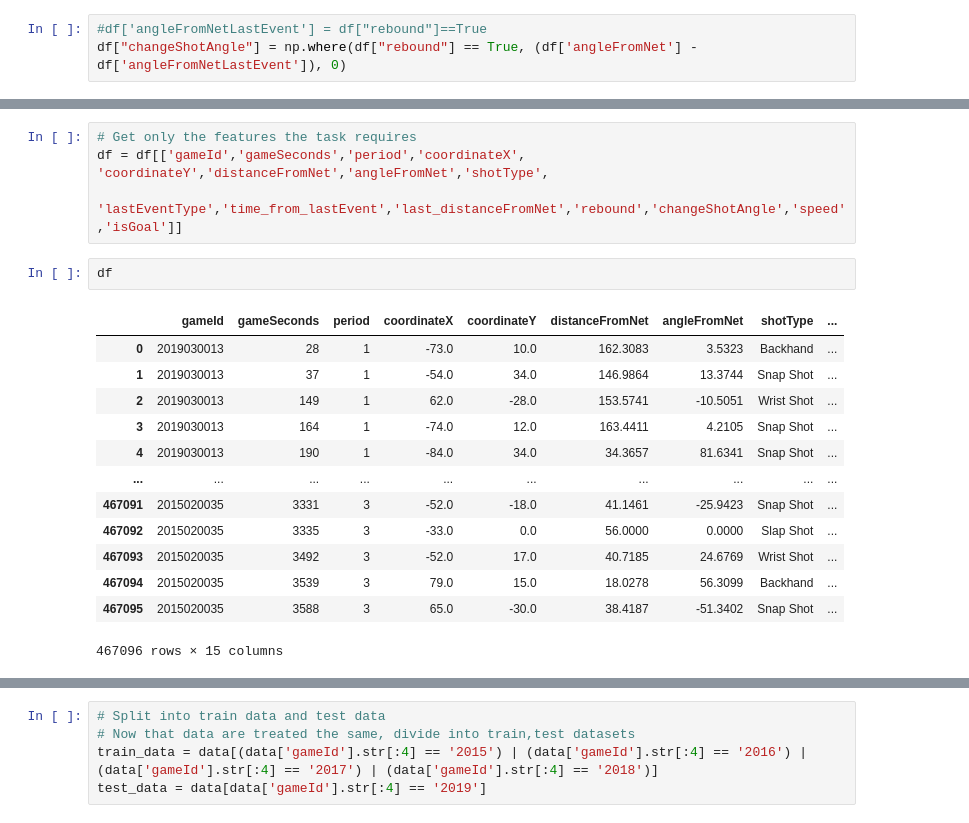
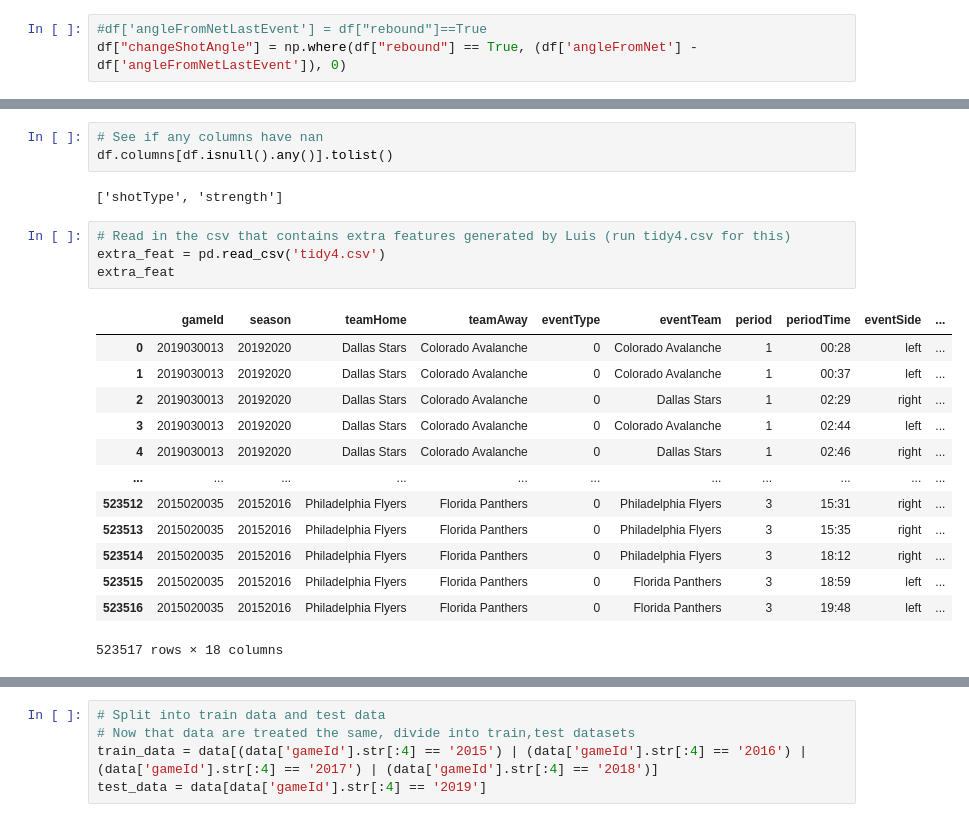
Before and after one commit to stwhitfield/hockey_prediction_project, a Jupyter notebook: 4_Feature_Engineering/feature_engineering_ii.ipynb, the cells around one changed output, grey strips where cells are left out. Drawn from its saved outputs; the diff is of its cells as text.

```diff
--- a/4_Feature_Engineering/feature_engineering_ii.ipynb
+++ b/4_Feature_Engineering/feature_engineering_ii.ipynb
@@ -280,20 +269,23 @@ Change in shot angle; only include if the shot is a rebound, otherwise 0. (in de
-# %%
-# Get only the features the task requires
-df = df[['gameId','gameSeconds','period','coordinateX', 'coordinateY','distanceFromNet','angleFromNet','shotType',
-       'lastEventType','time_from_lastEvent','last_distanceFromNet','rebound','changeShotAngle','speed','isGoal']]
-# %%
-df
-# %% [output]
-|  | gameId | gameSeconds | period | coordinateX | coordinateY | distanceFromNet | angleFromNet | shotType | ... |
-| 0 | 2019030013 | 28 | 1 | -73.0 | 10.0 | 162.3083 | 3.5323 | Backhand | ... |
-| 1 | 2019030013 | 37 | 1 | -54.0 | 34.0 | 146.9864 | 13.3744 | Snap Shot | ... |
-| 2 | 2019030013 | 149 | 1 | 62.0 | -28.0 | 153.5741 | -10.5051 | Wrist Shot | ... |
-| 3 | 2019030013 | 164 | 1 | -74.0 | 12.0 | 163.4411 | 4.2105 | Snap Shot | ... |
-| 4 | 2019030013 | 190 | 1 | -84.0 | 34.0 | 34.3657 | 81.6341 | Snap Shot | ... |
-| ... | ... | ... | ... | ... | ... | ... | ... | ... | ... |
-| 467091 | 2015020035 | 3331 | 3 | -52.0 | -18.0 | 41.1461 | -25.9423 | Snap Shot | ... |
-| 467092 | 2015020035 | 3335 | 3 | -33.0 | 0.0 | 56.0000 | 0.0000 | Slap Shot | ... |
-| 467093 | 2015020035 | 3492 | 3 | -52.0 | 17.0 | 40.7185 | 24.6769 | Wrist Shot | ... |
-| 467094 | 2015020035 | 3539 | 3 | 79.0 | 15.0 | 18.0278 | 56.3099 | Backhand | ... |
-| 467095 | 2015020035 | 3588 | 3 | 65.0 | -30.0 | 38.4187 | -51.3402 | Snap Shot | ... |
-467096 rows × 15 columns
+# %%
+# See if any columns have nan
+df.columns[df.isnull().any()].tolist()
+# %% [output]
+['shotType', 'strength']
+# %%
+# Read in the csv that contains extra features generated by Luis (run tidy4.csv for this)
+extra_feat = pd.read_csv('tidy4.csv')
+extra_feat
+# %% [output]
+|  | gameId | season | teamHome | teamAway | eventType | eventTeam | period | periodTime | eventSide | ... |
+| 0 | 2019030013 | 20192020 | Dallas Stars | Colorado Avalanche | 0 | Colorado Avalanche | 1 | 00:28 | left | ... |
+| 1 | 2019030013 | 20192020 | Dallas Stars | Colorado Avalanche | 0 | Colorado Avalanche | 1 | 00:37 | left | ... |
+| 2 | 2019030013 | 20192020 | Dallas Stars | Colorado Avalanche | 0 | Dallas Stars | 1 | 02:29 | right | ... |
+| 3 | 2019030013 | 20192020 | Dallas Stars | Colorado Avalanche | 0 | Colorado Avalanche | 1 | 02:44 | left | ... |
+| 4 | 2019030013 | 20192020 | Dallas Stars | Colorado Avalanche | 0 | Dallas Stars | 1 | 02:46 | right | ... |
+| ... | ... | ... | ... | ... | ... | ... | ... | ... | ... | ... |
+| 523512 | 2015020035 | 20152016 | Philadelphia Flyers | Florida Panthers | 0 | Philadelphia Flyers | 3 | 15:31 | right | ... |
+| 523513 | 2015020035 | 20152016 | Philadelphia Flyers | Florida Panthers | 0 | Philadelphia Flyers | 3 | 15:35 | right | ... |
+| 523514 | 2015020035 | 20152016 | Philadelphia Flyers | Florida Panthers | 0 | Philadelphia Flyers | 3 | 18:12 | right | ... |
+| 523515 | 2015020035 | 20152016 | Philadelphia Flyers | Florida Panthers | 0 | Florida Panthers | 3 | 18:59 | left | ... |
+| 523516 | 2015020035 | 20152016 | Philadelphia Flyers | Florida Panthers | 0 | Florida Panthers | 3 | 19:48 | left | ... |
+523517 rows × 18 columns
```
Also changed, not shown: parts of 15 cells of this notebook, 2 other files.
